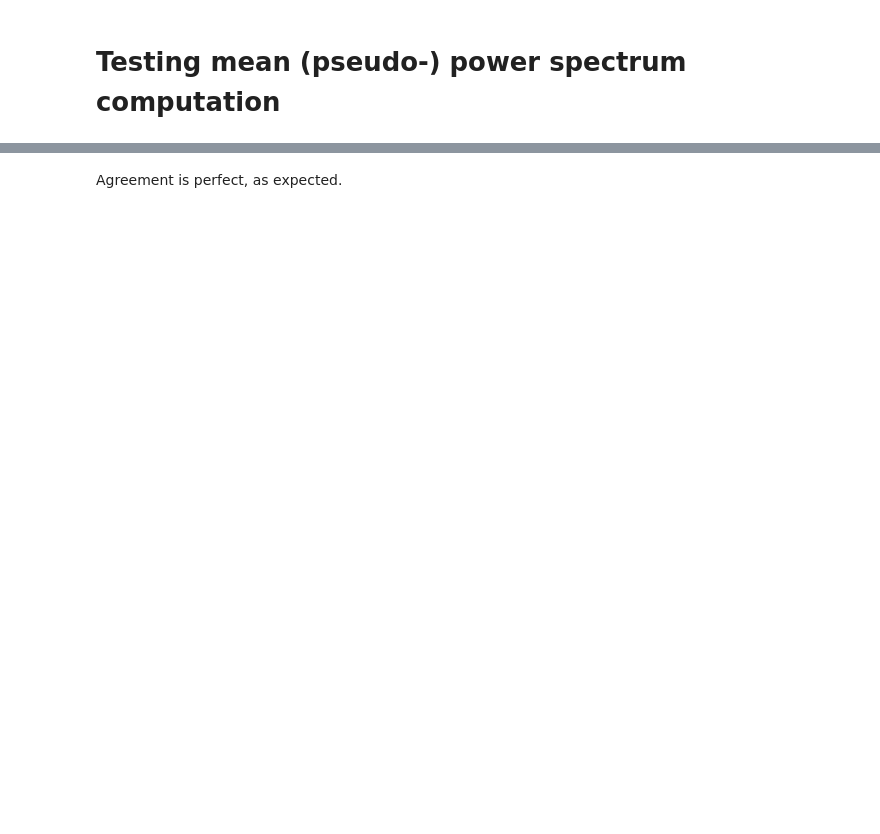
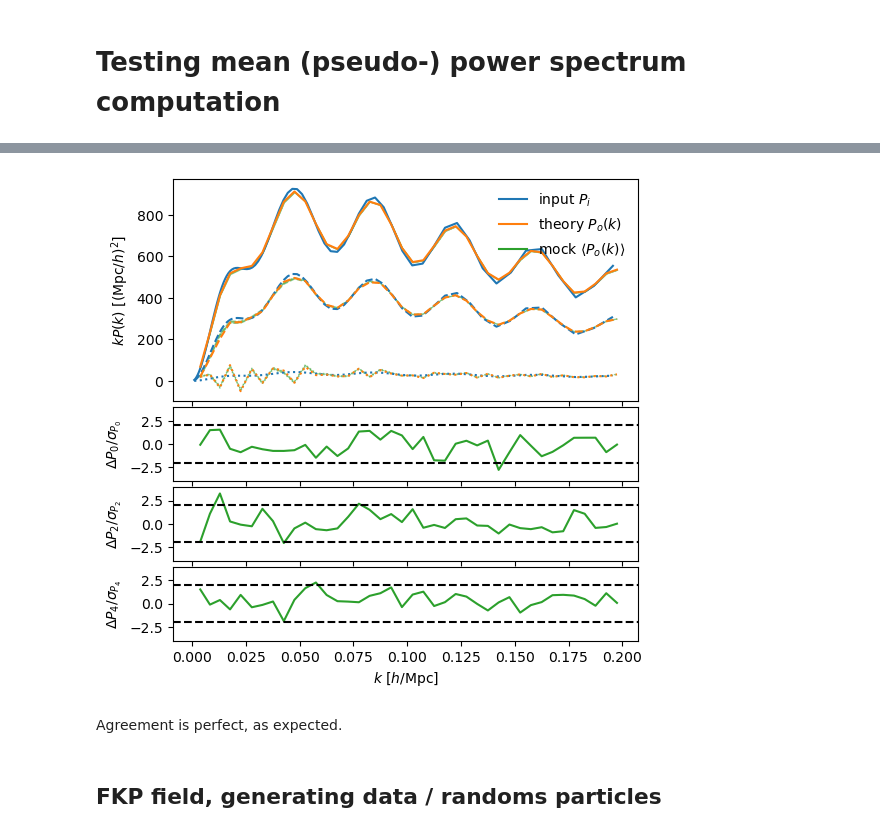
Before and after one commit to adematti/jax-window, a Jupyter notebook: nb/test_mean.ipynb, the cells around one changed output, grey strips where cells are left out. Drawn from its saved outputs; the diff is of its cells as text; code cells hidden in the pictures; blank space fills up the shorter version.

```diff
--- a/nb/test_mean.ipynb
+++ b/nb/test_mean.ipynb
@@ -36,6 +38,7 @@ poles = [(1. + 2. / 3. * beta + 1. / 5. * beta ** 2) * pkb,
          0.9 * (4. / 3. * beta + 4. / 7. * beta ** 2) * pkb,
           8. / 35 * beta ** 2 * pkb]
 poles = jnp.array(poles)
+edges = {'step': 0.005}
 
 def make_callable(poles):
     toret = {}
@@ -45,15 +48,15 @@ def make_callable(poles):
         toret[ell] = get_fun(ill)
     return toret
 
-def gaussian_survey(boxsize=2000., meshsize=128, size=int(1e6), seed=random.key(42), scale=0.2, paint=False):
+def gaussian_survey(boxsize=2000., meshsize=128, size=int(1e8), seed=random.key(42), scale=0.2, paint=False):
     # Generate Gaussian-distributed positions
-    boxcenter = jnp.array((boxsize * 0.55, 0., 0.))
+    boxcenter = np.array((boxsize * 0.55, 0., 0.))
     positions = scale * random.normal(seed, shape=(size, 3))
     bscale = 2. * scale  # cut at 2 sigmas
     mask = jnp.all((positions > -bscale) & (positions < bscale), axis=-1)
     positions = positions * boxsize + boxcenter
     toret = ParticleField(positions, weights=1. * mask, boxcenter=boxcenter, boxsize=boxsize, meshsize=meshsize)
-    toret = toret.paint(resampler='cic', interlacing=1, compensate=False)
+    if paint: toret = toret.paint(resampler='cic', interlacing=1, compensate=False)
     return toret
 
 def mock_survey(poles, selection, unitary_amplitude=True, los='local', seed=random.key(42)):
@@ -61,7 +64,7 @@ def mock_survey(poles, selection, unitary_amplitude=True, los='local', seed=rand
     mesh = generate_anisotropic_gaussian_mesh(make_callable(poles), unitary_amplitude=unitary_amplitude,
                                               boxsize=selection.boxsize, meshsize=selection.meshsize, boxcenter=selection.boxcenter,
                                               los=los, seed=seed)
-    edges = {'step': 0.01}
+
     # Multiply Gaussian field with survey selection function, then compute power spectrum
     norm = compute_normalization(selection, selection)
     mesh = mesh * selection
@@ -82,10 +71,0 @@ with trange(npk) as t:
-# %%
-def mean_survey(poles, selection, los='local'):
-    edges = {'step': 0.01}
-    # Multiply Gaussian field with survey selection function, then compute power spectrum
-    norm = compute_normalization(selection, selection)
-    poles = make_callable(poles)
-    if los == 'local': poles = (poles, los)  # local line-of-sight
-    return compute_mean_mesh_power(selection, theory=poles, edges=edges, ells=ells, los={'local': 'firstpoint'}.get(los, los)).clone(norm=norm)
-
-mean = mean_survey(poles, selection)
@@ -126,2 +95,41 @@ plt.show()
+# %%
+def plot(pks, mean):
+    k, edges = pks[0].x(projs=0), pks[0].edges(projs=0)
+    pk_mean, pk_std = np.mean([np.array(pk.value).real for pk in pks], axis=0), np.std([np.array(pk.value).real for pk in pks], axis=0) / npk**0.5
+
+    height_ratios = [max(len(ells), 3)] + [1] * len(ells)
+    figsize = (6, 1. * sum(height_ratios))
+    fig, lax = plt.subplots(len(height_ratios), sharex=True, sharey=False, gridspec_kw={'height_ratios': height_ratios}, figsize=figsize, squeeze=True)
+    fig.subplots_adjust(hspace=0.05)
+    maskin = kin < edges[-1]
+    linestyles = ['-', '--', ':']
+    colors = ['C0', 'C1', 'C2']
+    labels = ['input $P_i$', r'theory $P_o(k)$', r'mock $\langle P_o(k) \rangle$']
+    ax = lax[0]
+    for color, label in zip(colors, labels):
+        ax.plot([], [], color=color, linestyle='-', label=label)
+    for ill, ell in enumerate(ells):
+        linestyle = linestyles[ill]
+        ax.plot(kin[maskin], kin[maskin] * poles[ill][maskin], linestyle=linestyle, color=colors[0])
+        ax.plot(k, k * mean.view(projs=ell).real, linestyle=linestyle, color=colors[1])
+        kw = dict(lw=1., alpha=0.5)
+        ax.fill_between(k, k * (pk_mean - pk_std)[ill], k * (pk_mean + pk_std)[ill], linestyle=linestyle, color=colors[2], **kw)
+    ax.set_ylabel(r'$k P(k)$ [$(\mathrm{Mpc}/h)^{2}$]')
+    ax.legend(frameon=False)
+    for ill, ell in enumerate(ells):
+        ax = lax[ill + 1]
+        ax.plot(k, (pk_mean[ill] - mean.view(projs=ell).real) / pk_std[ill], color=colors[2])
+        ax.set_ylim(-3., 3.)
+        ax.set_ylim(-4, 4)
+        for offset in [-2., 2.]: ax.axhline(offset, color='k', linestyle='--')
+        ax.set_ylabel(r'$\Delta P_{{{0:d}}} / \sigma_{{ P_{{{0:d}}} }}$'.format(ell))
+    lax[-1].set_xlabel(r'$k$ [$h/\mathrm{Mpc}$]')
+    plt.show()
+
+plot(pks, mean)
+# %% [output]
+[figure, added]
 # %% [markdown]
 Agreement is perfect, as expected.
+# %% [markdown]
+## FKP field, generating data / randoms particles
```
Also changed, not shown: parts of 11 cells of this notebook, 2 other files.
